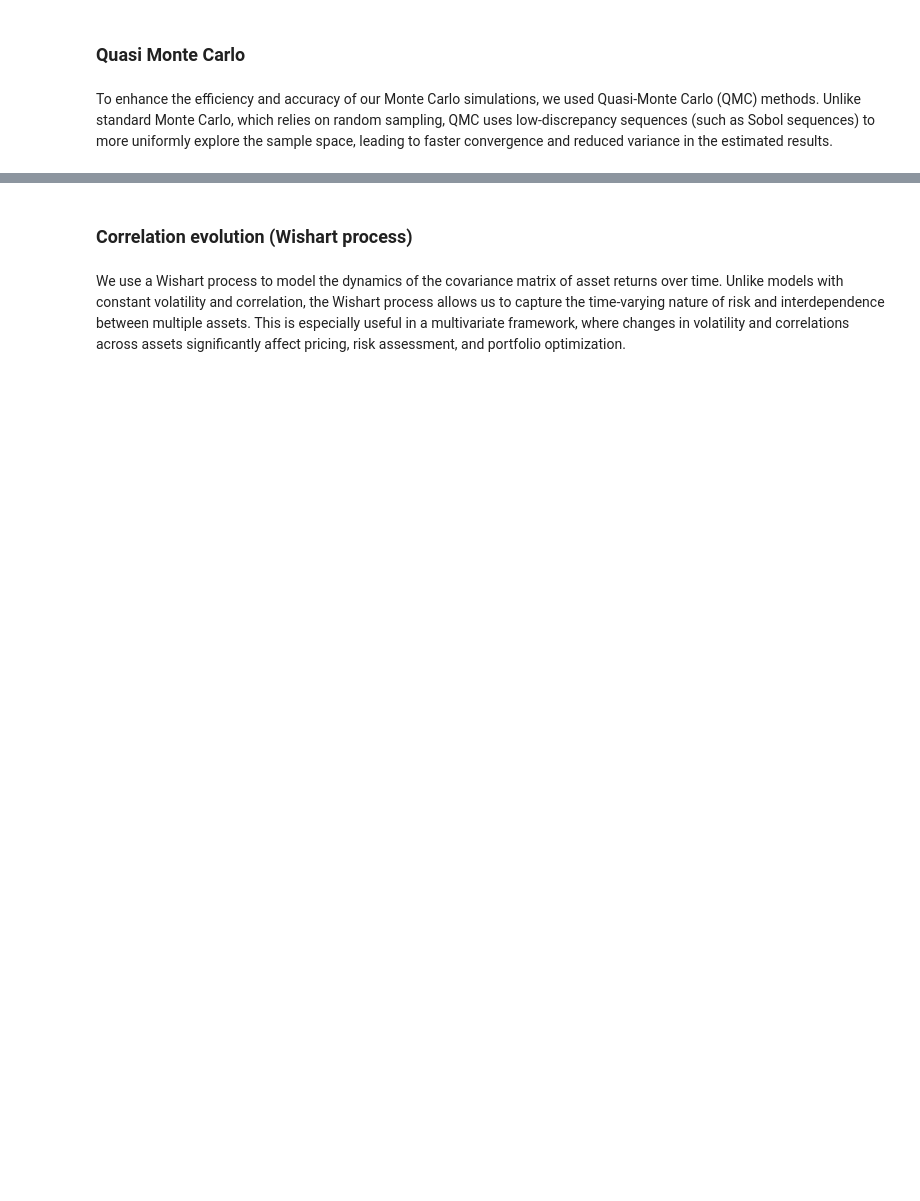
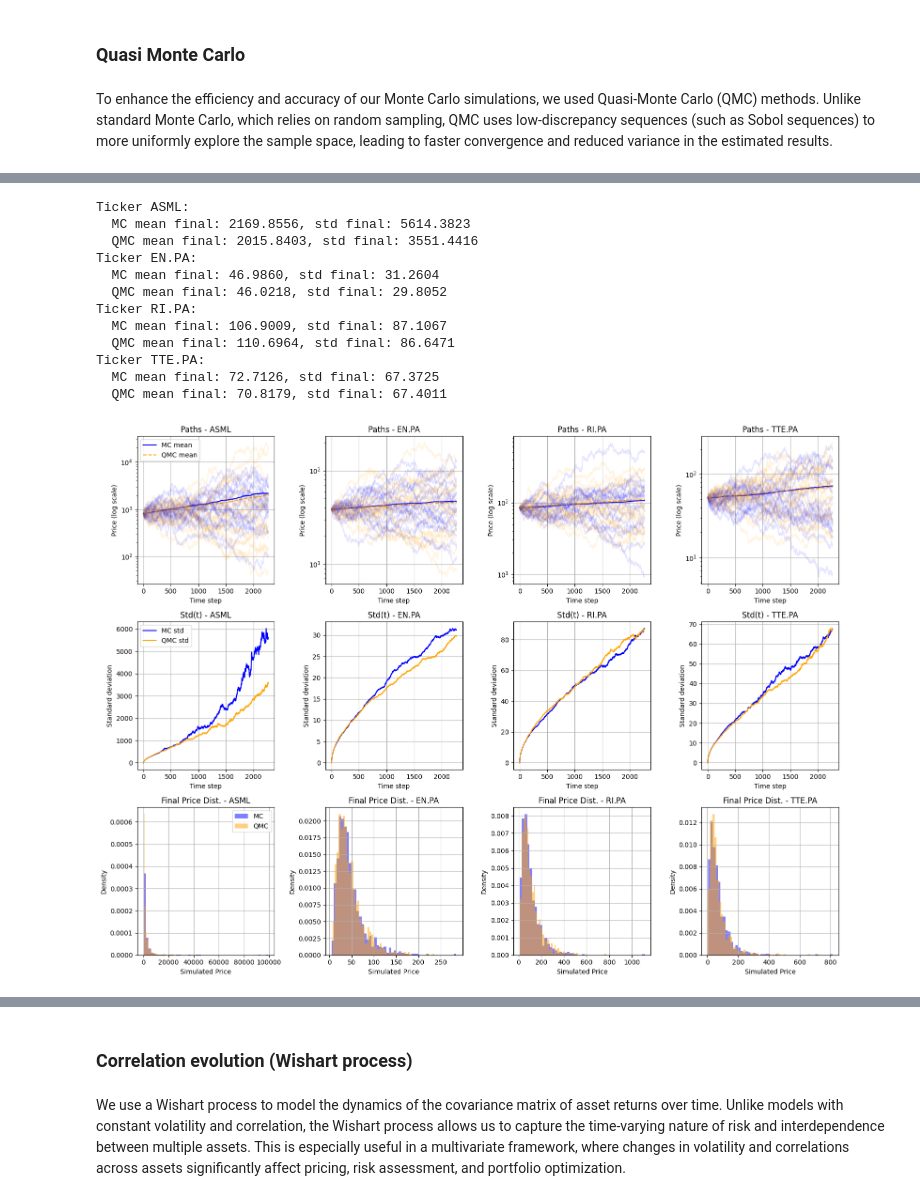
Before and after one commit to Pocame/Financial-Engineering-KEIO, a Jupyter notebook: new_code.ipynb, the cells around one changed output, grey strips where cells are left out. Cells and saved outputs as stored; diff of their text form; code cells hidden in the pictures; blank space fills up the shorter version.

```diff
--- a/new_code.ipynb
+++ b/new_code.ipynb
@@ -914,0 +915,76 @@ for i, ticker in enumerate(tickers):
+# %%
+d = 4
+n_tickers = len(tickers)
+figsize = (4 * n_tickers, 12)
+
+fig, axes = plt.subplots(3, n_tickers, figsize=figsize)
+
+for i, ticker in enumerate(tickers):
+    # Données
+    S0_ = np.array([spot_prices.loc[ticker]])
+    mu_ = np.array([mu_vec[i]])
+    sigma_ = np.array([recent_vol.loc[ticker, 'vol']])
+    nu_ = np.array([nu[i]])
+
+    # Simulations MC et QMC
+    paths_QMC = monte_carlo_paths_tstudent_qmc(S0_, mu_, sigma_, T, N_steps, M, nu_)
+    paths_MC  = monte_carlo_paths_tstudent_multivariate(S0_, mu_, sigma_, T, N_steps, M, nu_)
+
+    # Valeurs finales
+    final_MC = paths_MC[:, -1, 0]
+    final_QMC = paths_QMC[:, -1, 0]
+
+    print(f"Ticker {ticker}:")
+    print(f"  MC mean final: {final_MC.mean():.4f}, std final: {final_MC.std():.4f}")
+    print(f"  QMC mean final: {final_QMC.mean():.4f}, std final: {final_QMC.std():.4f}")
+
+    ax_paths = axes[0, i]
+    ax_paths.plot(paths_MC[:, :, 0].mean(axis=0), label='MC mean', color='blue', lw=1.5)
+    ax_paths.plot(paths_QMC[:, :, 0].mean(axis=0), label='QMC mean', color='orange', lw=1.5, linestyle='--')
+    for k in range(20):
+        ax_paths.plot(paths_MC[k, :, 0], color='blue', alpha=0.1)
+        ax_paths.plot(paths_QMC[k, :, 0], color='orange', alpha=0.1)
+    ax_paths.set_yscale("log")
+    ax_paths.set_title(f"Paths - {ticker}")
+    ax_paths.set_xlabel("Time step")
+    ax_paths.set_ylabel("Price (log scale)")
+    ax_paths.grid(True)
+    if i == 0:
+        ax_paths.legend()
+
+    ax_std = axes[1, i]
+    ax_std.plot(paths_MC[:, :, 0].std(axis=0), label='MC std', color='blue')
+    ax_std.plot(paths_QMC[:, :, 0].std(axis=0), label='QMC std', color='orange')
+    ax_std.set_title(f"Std(t) - {ticker}")
+    ax_std.set_xlabel("Time step")
+    ax_std.set_ylabel("Standard deviation")
+    ax_std.grid(True)
+    if i == 0:
+        ax_std.legend()
+
+    ax_hist = axes[2, i]
+    ax_hist.hist(final_MC, bins=50, alpha=0.5, label="MC", color="blue", density=True)
+    ax_hist.hist(final_QMC, bins=50, alpha=0.5, label="QMC", color="orange", density=True)
+    ax_hist.set_title(f"Final Price Dist. - {ticker}")
+    ax_hist.set_xlabel("Simulated Price")
+    ax_hist.set_ylabel("Density")
+    ax_hist.grid(True)
+    if i == 0:
+        ax_hist.legend()
+
+plt.tight_layout()
+plt.show()
+# %% [output]
+Ticker ASML:
+  MC mean final: 2169.8556, std final: 5614.3823
+  QMC mean final: 2015.8403, std final: 3551.4416
+Ticker EN.PA:
+  MC mean final: 46.9860, std final: 31.2604
+  QMC mean final: 46.0218, std final: 29.8052
+Ticker RI.PA:
+  MC mean final: 106.9009, std final: 87.1067
+  QMC mean final: 110.6964, std final: 86.6471
+Ticker TTE.PA:
+  MC mean final: 72.7126, std final: 67.3725
+  QMC mean final: 70.8179, std final: 67.4011
+[figure, added]
```
Also changed, not shown: parts of 25 cells of this notebook, 1 other file.
